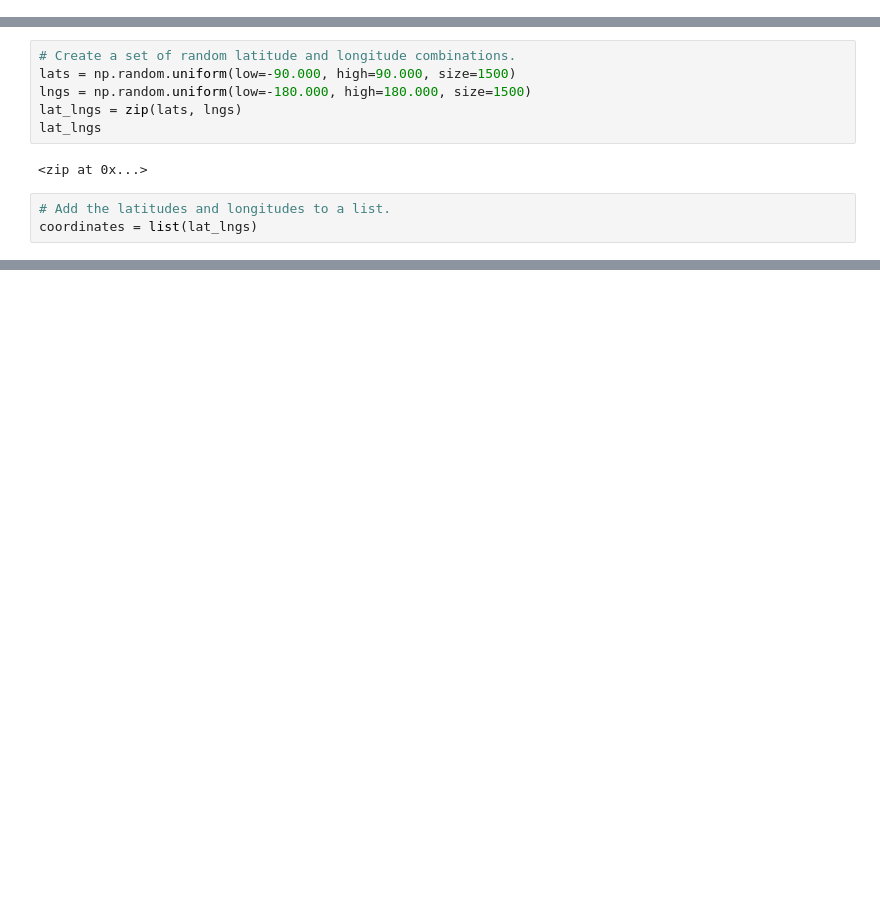
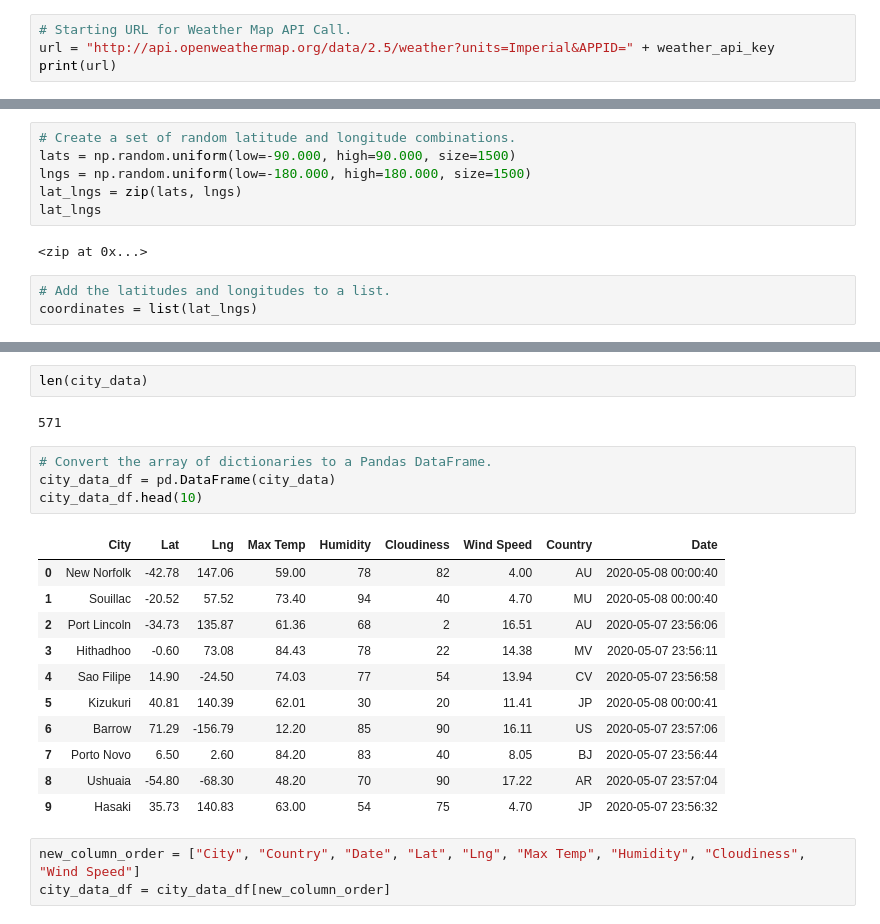
Before and after one commit to keyoumao/World_Weather_Analysis, a Jupyter notebook: WeatherPy.ipynb, the cells around one changed output, grey strips where cells are left out. Cells and saved outputs as stored; diff of their text form; blank space fills up the shorter version.

```diff
--- a/WeatherPy.ipynb
+++ b/WeatherPy.ipynb
@@ -6,0 +13,4 @@ from citipy import citipy
+# %%
+# Starting URL for Weather Map API Call.
+url = "http://api.openweathermap.org/data/2.5/weather?units=Imperial&APPID=" + weather_api_key
+print(url)
@@ -31,0 +122,23 @@ len(cities)
+# %%
+len(city_data)
+# %% [output]
+571
+# %%
+# Convert the array of dictionaries to a Pandas DataFrame.
+city_data_df = pd.DataFrame(city_data)
+city_data_df.head(10)
+# %% [output]
+|  | City | Lat | Lng | Max Temp | Humidity | Cloudiness | Wind Speed | Country | Date |
+| 0 | New Norfolk | -42.78 | 147.06 | 59.00 | 78 | 82 | 4.00 | AU | 2020-05-08 00:00:40 |
+| 1 | Souillac | -20.52 | 57.52 | 73.40 | 94 | 40 | 4.70 | MU | 2020-05-08 00:00:40 |
+| 2 | Port Lincoln | -34.73 | 135.87 | 61.36 | 68 | 2 | 16.51 | AU | 2020-05-07 23:56:06 |
+| 3 | Hithadhoo | -0.60 | 73.08 | 84.43 | 78 | 22 | 14.38 | MV | 2020-05-07 23:56:11 |
+| 4 | Sao Filipe | 14.90 | -24.50 | 74.03 | 77 | 54 | 13.94 | CV | 2020-05-07 23:56:58 |
+| 5 | Kizukuri | 40.81 | 140.39 | 62.01 | 30 | 20 | 11.41 | JP | 2020-05-08 00:00:41 |
+| 6 | Barrow | 71.29 | -156.79 | 12.20 | 85 | 90 | 16.11 | US | 2020-05-07 23:57:06 |
+| 7 | Porto Novo | 6.50 | 2.60 | 84.20 | 83 | 40 | 8.05 | BJ | 2020-05-07 23:56:44 |
+| 8 | Ushuaia | -54.80 | -68.30 | 48.20 | 70 | 90 | 17.22 | AR | 2020-05-07 23:57:04 |
+| 9 | Hasaki | 35.73 | 140.83 | 63.00 | 54 | 75 | 4.70 | JP | 2020-05-07 23:56:32 |
+# %%
+new_column_order = ["City", "Country", "Date", "Lat", "Lng", "Max Temp", "Humidity", "Cloudiness", "Wind Speed"]
+city_data_df = city_data_df[new_column_order]
```
Also changed, not shown: parts of 7 cells of this notebook, 3 other files.
